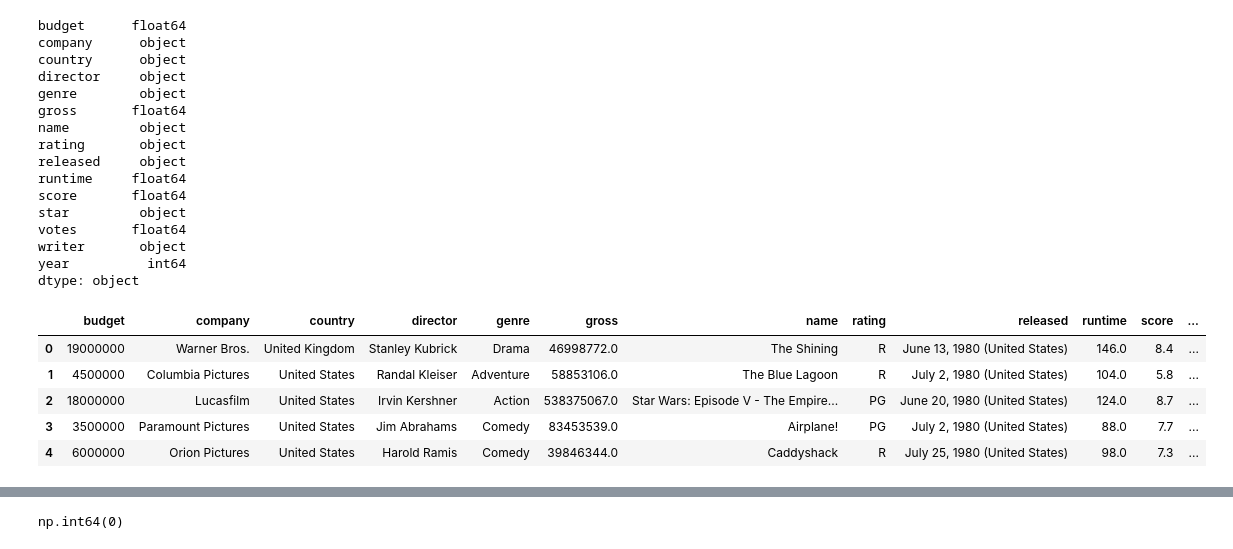
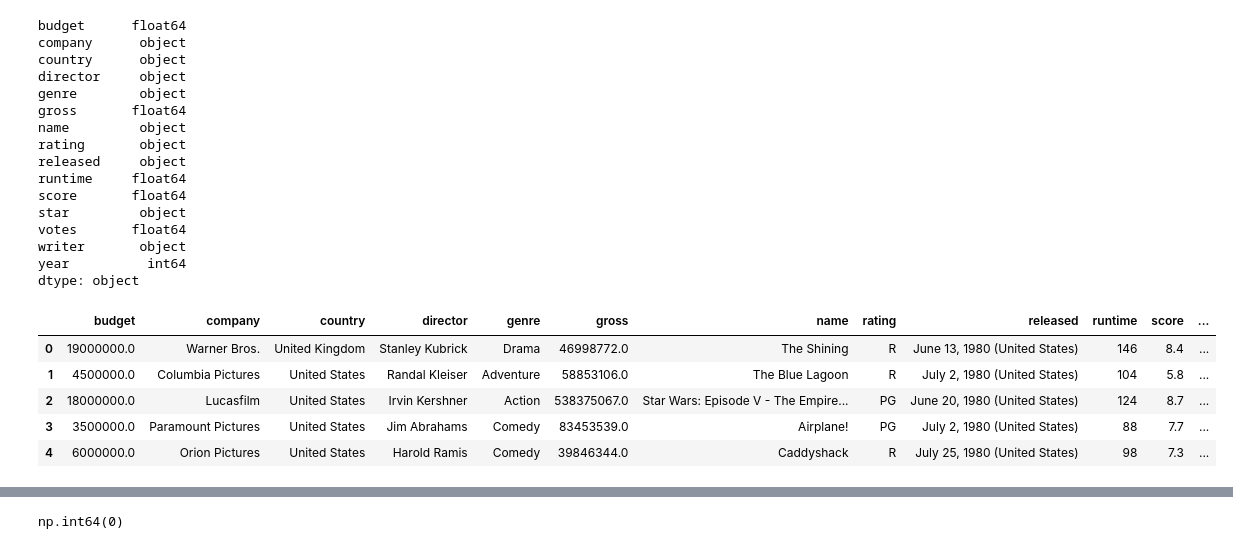
Before and after one commit to giauyenhoang/Movie_Industry_Corr_Analysis, a Jupyter notebook: main.ipynb, the cells around one changed output, grey strips where cells are left out. Saved outputs shown, nothing was run; the diff lists cells and outputs as text; code cells hidden in the pictures.

```diff
--- a/main.ipynb
+++ b/main.ipynb
@@ -72,4 +74,22 @@ writer       object
 year          int64
 dtype: object
 # %%
+#Convert float64 to int64 and replace missing values with median of numeric columns .
 df['budget'] = df['budget'].fillna(df['budget'].median())
+
+df['gross'] = df['gross'].fillna(df['gross'].median())
+
+df['runtime'] = df['runtime'].fillna(df['runtime'].median())
+df['runtime'] = df['runtime'].astype('int64')
+
+df['votes'] = df['votes'].fillna(df['votes'].median())
+df['votes'] = df['votes'].astype('int64')
+
+df.head()
+# %% [output]
+|  | budget | company | country | director | genre | gross | name | rating | released | runtime | score | ... |
+| 0 | 19000000.0 | Warner Bros. | United Kingdom | Stanley Kubrick | Drama | 46998772.0 | The Shining | R | June 13, 1980 (United States) | 146 | 8.4 | ... |
+| 1 | 4500000.0 | Columbia Pictures | United States | Randal Kleiser | Adventure | 58853106.0 | The Blue Lagoon | R | July 2, 1980 (United States) | 104 | 5.8 | ... |
+| 2 | 18000000.0 | Lucasfilm | United States | Irvin Kershner | Action | 538375067.0 | Star Wars: Episode V - The Empire... | PG | June 20, 1980 (United States) | 124 | 8.7 | ... |
+| 3 | 3500000.0 | Paramount Pictures | United States | Jim Abrahams | Comedy | 83453539.0 | Airplane! | PG | July 2, 1980 (United States) | 88 | 7.7 | ... |
+| 4 | 6000000.0 | Orion Pictures | United States | Harold Ramis | Comedy | 39846344.0 | Caddyshack | R | July 25, 1980 (United States) | 98 | 7.3 | ... |
@@ -78,9 +95,0 @@ df['budget'] = df['budget'].astype('int64')
-# %%
-df.head()
-# %% [output]
-|  | budget | company | country | director | genre | gross | name | rating | released | runtime | score | ... |
-| 0 | 19000000 | Warner Bros. | United Kingdom | Stanley Kubrick | Drama | 46998772.0 | The Shining | R | June 13, 1980 (United States) | 146.0 | 8.4 | ... |
-| 1 | 4500000 | Columbia Pictures | United States | Randal Kleiser | Adventure | 58853106.0 | The Blue Lagoon | R | July 2, 1980 (United States) | 104.0 | 5.8 | ... |
-| 2 | 18000000 | Lucasfilm | United States | Irvin Kershner | Action | 538375067.0 | Star Wars: Episode V - The Empire... | PG | June 20, 1980 (United States) | 124.0 | 8.7 | ... |
-| 3 | 3500000 | Paramount Pictures | United States | Jim Abrahams | Comedy | 83453539.0 | Airplane! | PG | July 2, 1980 (United States) | 88.0 | 7.7 | ... |
-| 4 | 6000000 | Orion Pictures | United States | Harold Ramis | Comedy | 39846344.0 | Caddyshack | R | July 25, 1980 (United States) | 98.0 | 7.3 | ... |
```
Also changed, not shown: parts of 24 cells of this notebook.
